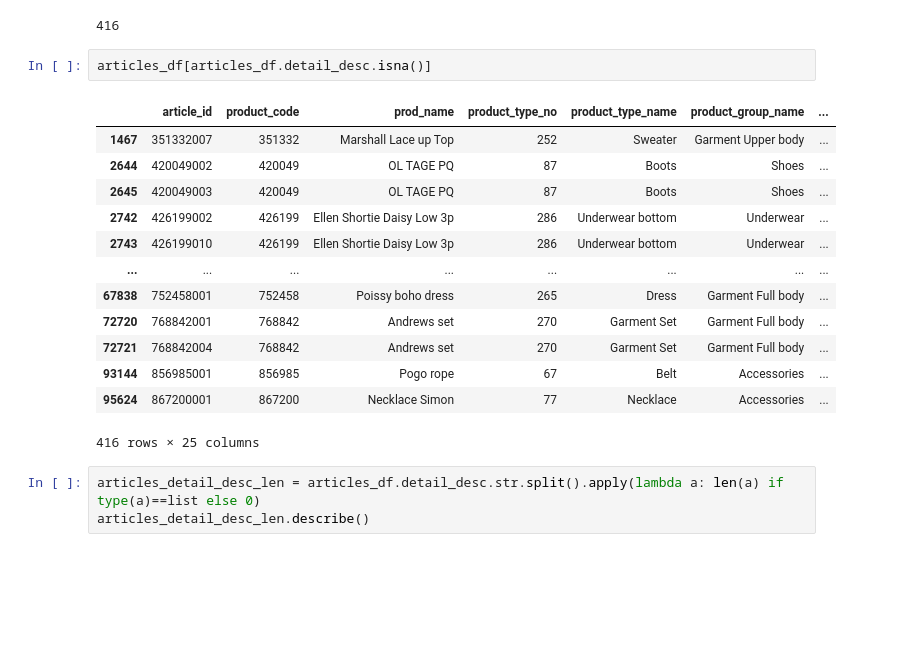
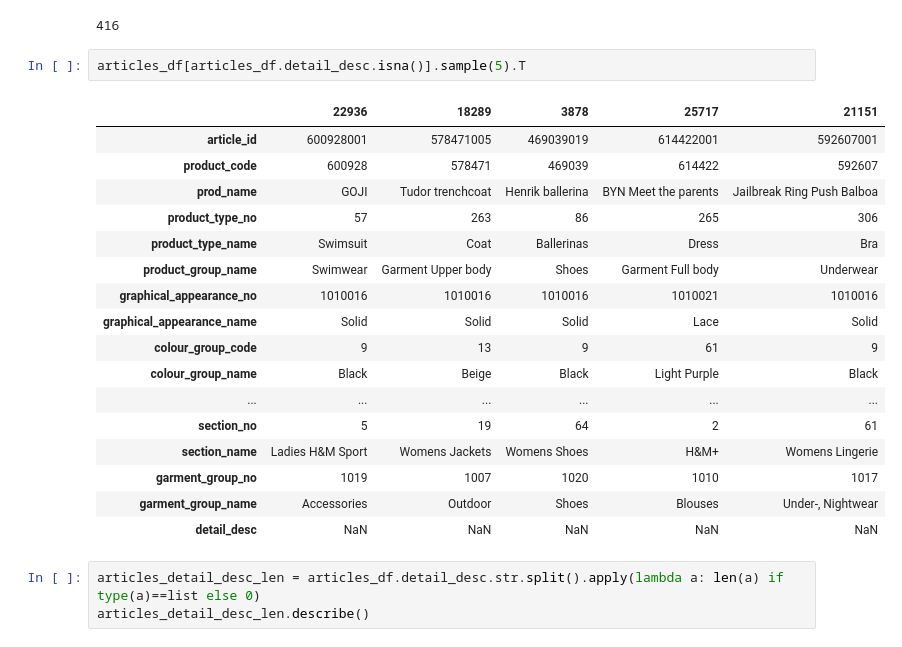
Before and after one commit to alex-prokudaylo/otus_education, a Jupyter notebook: h-m-recsys-eda.ipynb, the cells around one changed output. Cells and saved outputs as stored; diff of their text form; blank space fills up the shorter version.

```diff
--- a/h-m-recsys-eda.ipynb
+++ b/h-m-recsys-eda.ipynb
@@ -262,21 +257,25 @@ articles_df.detail_desc.isna().sum()
 # %% [output]
 416
 # %%
-articles_df[articles_df.detail_desc.isna()]
+articles_df[articles_df.detail_desc.isna()].sample(5).T
 # %% [output]
-|  | article_id | product_code | prod_name | product_type_no | product_type_name | product_group_name | ... |
-| 1467 | 351332007 | 351332 | Marshall Lace up Top | 252 | Sweater | Garment Upper body | ... |
-| 2644 | 420049002 | 420049 | OL TAGE PQ | 87 | Boots | Shoes | ... |
-| 2645 | 420049003 | 420049 | OL TAGE PQ | 87 | Boots | Shoes | ... |
-| 2742 | 426199002 | 426199 | Ellen Shortie Daisy Low 3p | 286 | Underwear bottom | Underwear | ... |
-| 2743 | 426199010 | 426199 | Ellen Shortie Daisy Low 3p | 286 | Underwear bottom | Underwear | ... |
-| ... | ... | ... | ... | ... | ... | ... | ... |
-| 67838 | 752458001 | 752458 | Poissy boho dress | 265 | Dress | Garment Full body | ... |
-| 72720 | 768842001 | 768842 | Andrews set | 270 | Garment Set | Garment Full body | ... |
-| 72721 | 768842004 | 768842 | Andrews set | 270 | Garment Set | Garment Full body | ... |
-| 93144 | 856985001 | 856985 | Pogo rope | 67 | Belt | Accessories | ... |
-| 95624 | 867200001 | 867200 | Necklace Simon | 77 | Necklace | Accessories | ... |
+|  | 22936 | 18289 | 3878 | 25717 | 21151 |
+| article_id | 600928001 | 578471005 | 469039019 | 614422001 | 592607001 |
+| product_code | 600928 | 578471 | 469039 | 614422 | 592607 |
+| prod_name | GOJI | Tudor trenchcoat | Henrik ballerina | BYN Meet the parents | Jailbreak Ring Push Balboa |
+| product_type_no | 57 | 263 | 86 | 265 | 306 |
+| product_type_name | Swimsuit | Coat | Ballerinas | Dress | Bra |
+| product_group_name | Swimwear | Garment Upper body | Shoes | Garment Full body | Underwear |
+| graphical_appearance_no | 1010016 | 1010016 | 1010016 | 1010021 | 1010016 |
+| graphical_appearance_name | Solid | Solid | Solid | Lace | Solid |
+| colour_group_code | 9 | 13 | 9 | 61 | 9 |
+| colour_group_name | Black | Beige | Black | Light Purple | Black |
+| ... | ... | ... | ... | ... | ... |
+| section_no | 5 | 19 | 64 | 2 | 61 |
+| section_name | Ladies H&M Sport | Womens Jackets | Womens Shoes | H&M+ | Womens Lingerie |
+| garment_group_no | 1019 | 1007 | 1020 | 1010 | 1017 |
+| garment_group_name | Accessories | Outdoor | Shoes | Blouses | Under-, Nightwear |
+| detail_desc | NaN | NaN | NaN | NaN | NaN |
-416 rows × 25 columns
 # %%
 articles_detail_desc_len = articles_df.detail_desc.str.split().apply(lambda a: len(a) if type(a)==list else 0)
 articles_detail_desc_len.describe()
```
Also changed, not shown: parts of 8 cells of this notebook.
